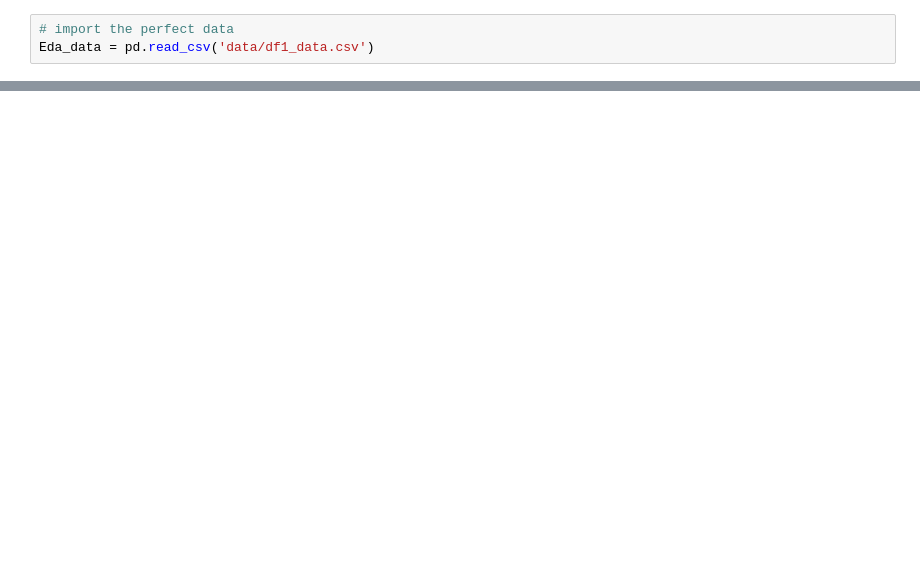
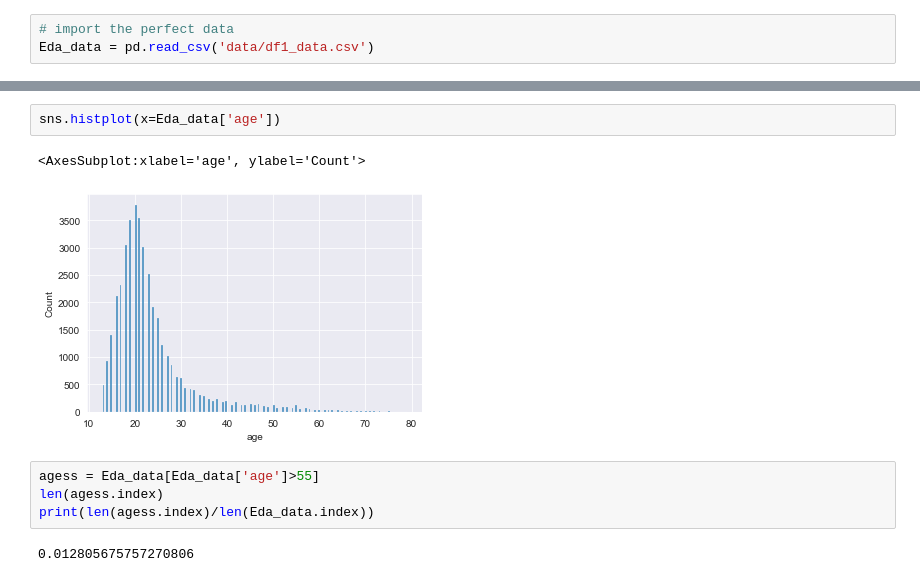
Before and after one commit to Imed-Ha/Pandas-Library, a Jupyter notebook: 2- Exploratory Data Analysis (EDA).ipynb, the cells around one changed output, grey strips where cells are left out. Drawn from its saved outputs; the diff is of its cells as text; blank space fills up the shorter version.

```diff
--- a/2- Exploratory Data Analysis (EDA).ipynb
+++ b/2- Exploratory Data Analysis (EDA).ipynb
@@ -25,0 +107,11 @@ Eda_data
+# %%
+sns.histplot(x=Eda_data['age'])
+# %% [output]
+<AxesSubplot:xlabel='age', ylabel='Count'>
+[figure, added]
+# %%
+agess = Eda_data[Eda_data['age']>55]
+len(agess.index)
+print(len(agess.index)/len(Eda_data.index))
+# %% [output]
+0.012805675757270806
```
Also changed, not shown: parts of 18 cells of this notebook.
